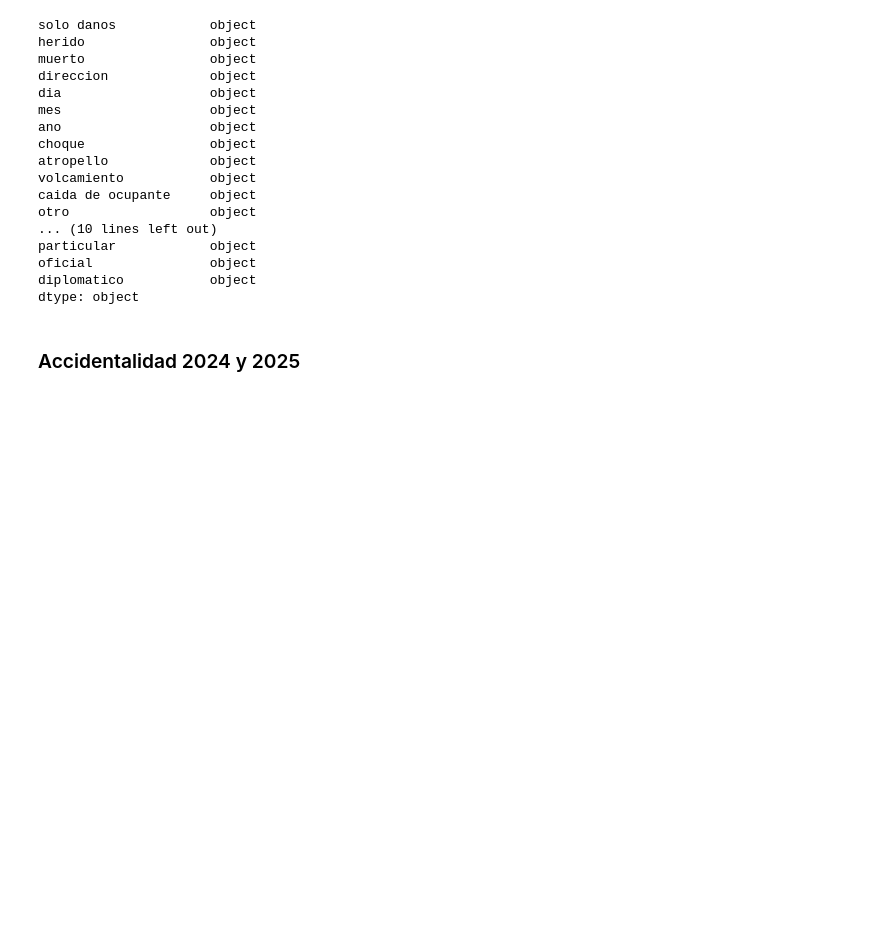
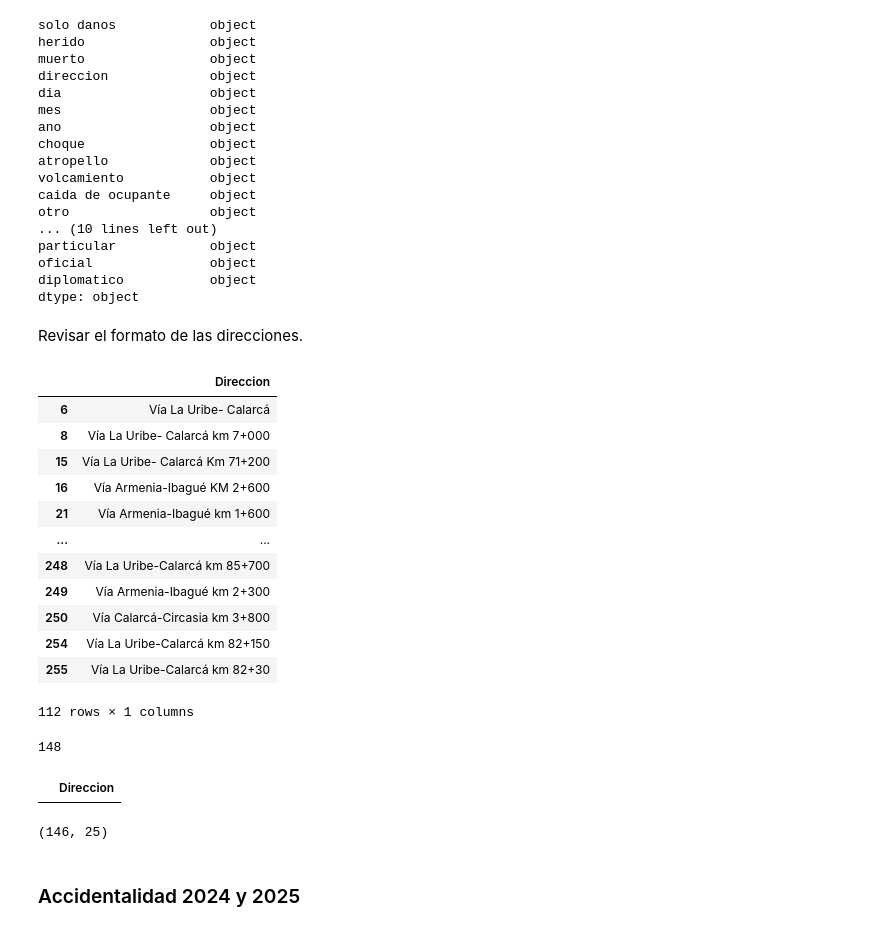
Before and after one commit to Datos-al-Ecosistema-2025-Grupo-190/calarca-en-ruedas, a Jupyter notebook: src/estandarizacion.ipynb, the cells around one changed output. Cells and saved outputs as stored; diff of their text form; code cells hidden in the pictures; blank space fills up the shorter version.

```diff
--- a/src/estandarizacion.ipynb
+++ b/src/estandarizacion.ipynb
@@ -650,6 +675,42 @@ particular            object
 oficial               object
 diplomatico           object
 dtype: object
+# %% [markdown]
+Revisar el formato de las direcciones.
+# %%
+accidentalidad_2021[
+    (accidentalidad_2021['Direccion'].str.contains('Vía')) \
+    & (accidentalidad_2021['Direccion'].str.contains('Vía') != float('nan'))
+][['Direccion']]
+# %% [output]
+|  | Direccion |
+| 6 | Vía La Uribe- Calarcá |
+| 8 | Vía La Uribe- Calarcá km 7+000 |
+| 15 | Vía La Uribe- Calarcá Km 71+200 |
+| 16 | Vía Armenia-Ibagué KM 2+600 |
+| 21 | Vía Armenia-Ibagué km 1+600 |
+| ... | ... |
+| 248 | Vía La Uribe-Calarcá km 85+700 |
+| 249 | Vía Armenia-Ibagué km 2+300 |
+| 250 | Vía Calarcá-Circasia km 3+800 |
+| 254 | Vía La Uribe-Calarcá km 82+150 |
+| 255 | Vía La Uribe-Calarcá km 82+30 |
+112 rows × 1 columns
+# %%
+accidentalidad_2021.shape[0] - 112
+# %% [output]
+148
+# %%
+accidentalidad_2023[
+    (accidentalidad_2023['Direccion'].str.contains('Vía')) \
+    & (accidentalidad_2023['Direccion'].str.contains('Vía') != float('nan'))
+][['Direccion']]
+# %% [output]
+|  | Direccion |
+# %%
+accidentalidad_2023.shape
+# %% [output]
+(146, 25)
 # %% [markdown]
 ### Accidentalidad 2024 y 2025
 # %% [markdown]
```
Also changed, not shown: parts of 10 cells of this notebook.
